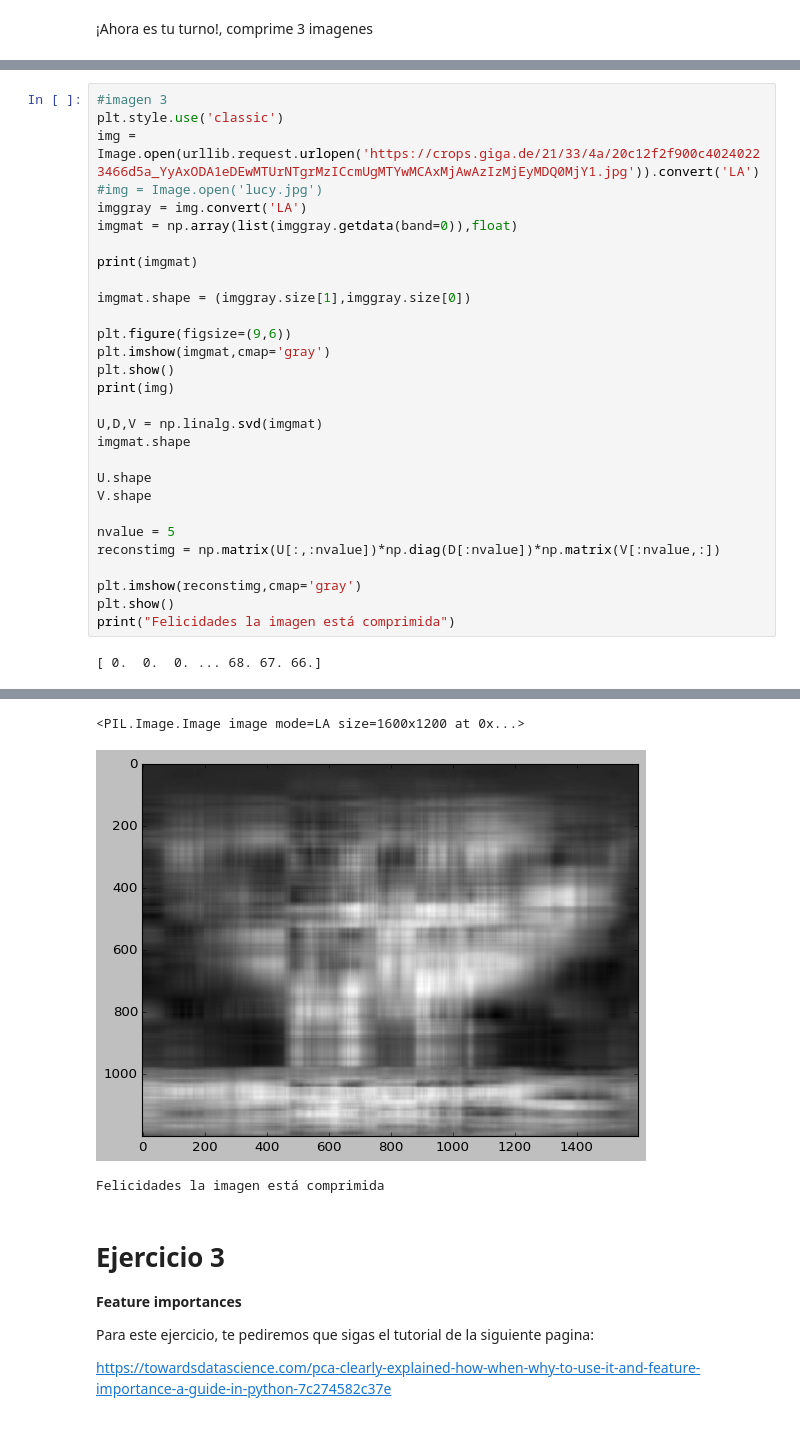
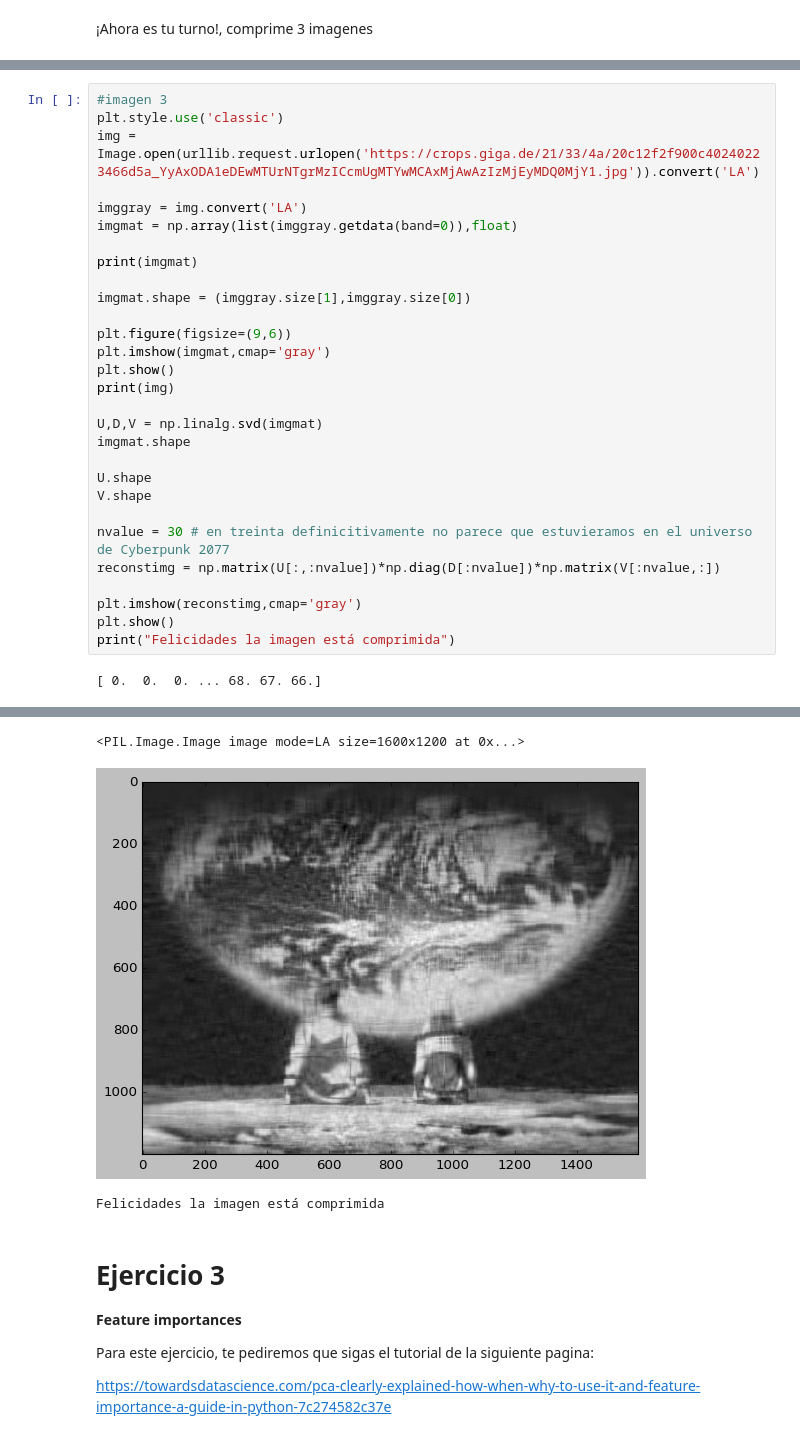
Before and after one commit to PosgradoMNA/actividades-de-aprendizaje-A01373377, a Jupyter notebook: Reduccion_dimensiones.ipynb, the cells around one changed output, grey strips where cells are left out. Saved outputs shown, nothing was run; the diff lists cells and outputs as text.

```diff
--- a/Reduccion_dimensiones.ipynb
+++ b/Reduccion_dimensiones.ipynb
@@ -387,36 +387,36 @@ Felicidades la imagen está comprimida
 #imagen 3
 plt.style.use('classic')
 img = Image.open(urllib.request.urlopen('https://crops.giga.de/21/33/4a/20c12f2f900c40240223466d5a_YyAxODA1eDEwMTUrNTgrMzICcmUgMTYwMCAxMjAwAzIzMjEyMDQ0MjY1.jpg')).convert('LA')
-#img = Image.open('lucy.jpg')
+
 imggray = img.convert('LA')
 imgmat = np.array(list(imggray.getdata(band=0)),float)
 
 print(imgmat)
 
 imgmat.shape = (imggray.size[1],imggray.size[0])
 
 plt.figure(figsize=(9,6))
 plt.imshow(imgmat,cmap='gray')
 plt.show()
 print(img)
 
 U,D,V = np.linalg.svd(imgmat)
 imgmat.shape
 
 U.shape
 V.shape
 
-nvalue = 5
+nvalue = 30 # en treinta definicitivamente no parece que estuvieramos en el universo de Cyberpunk 2077
 reconstimg = np.matrix(U[:,:nvalue])*np.diag(D[:nvalue])*np.matrix(V[:nvalue,:])
 
 plt.imshow(reconstimg,cmap='gray')
 plt.show()
 print("Felicidades la imagen está comprimida")
 # %% [output]
 [ 0.  0.  0. ... 68. 67. 66.]
 [figure]
 <PIL.Image.Image image mode=LA size=1600x1200 at 0x...>
-[figure, old version]
+[figure, new version]
 Felicidades la imagen está comprimida
 # %% [markdown]
 # Ejercicio 3
```
Also changed, not shown: parts of 2 cells of this notebook.
